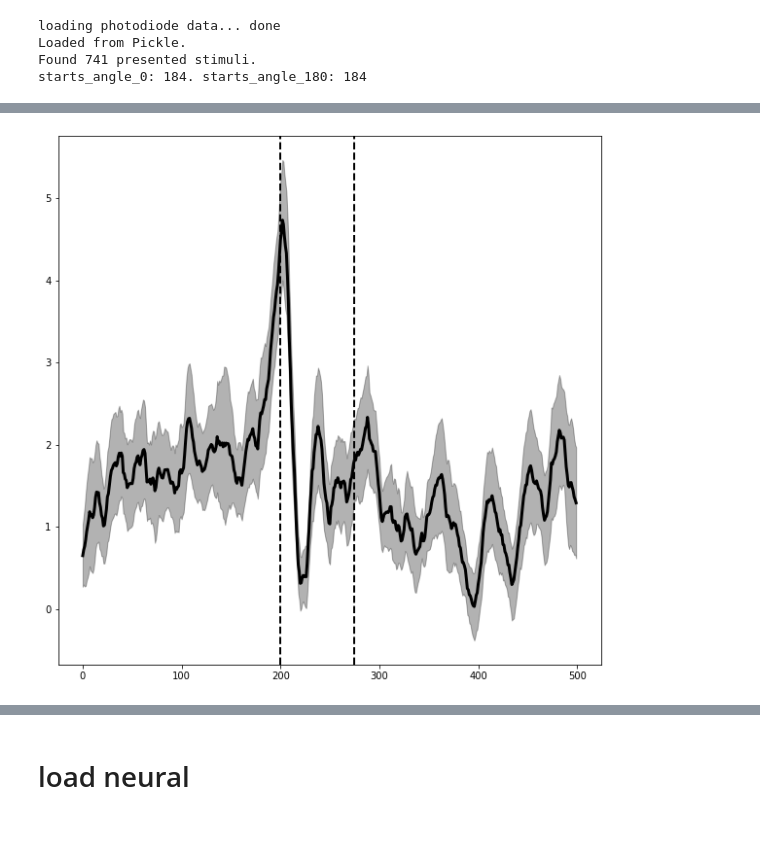
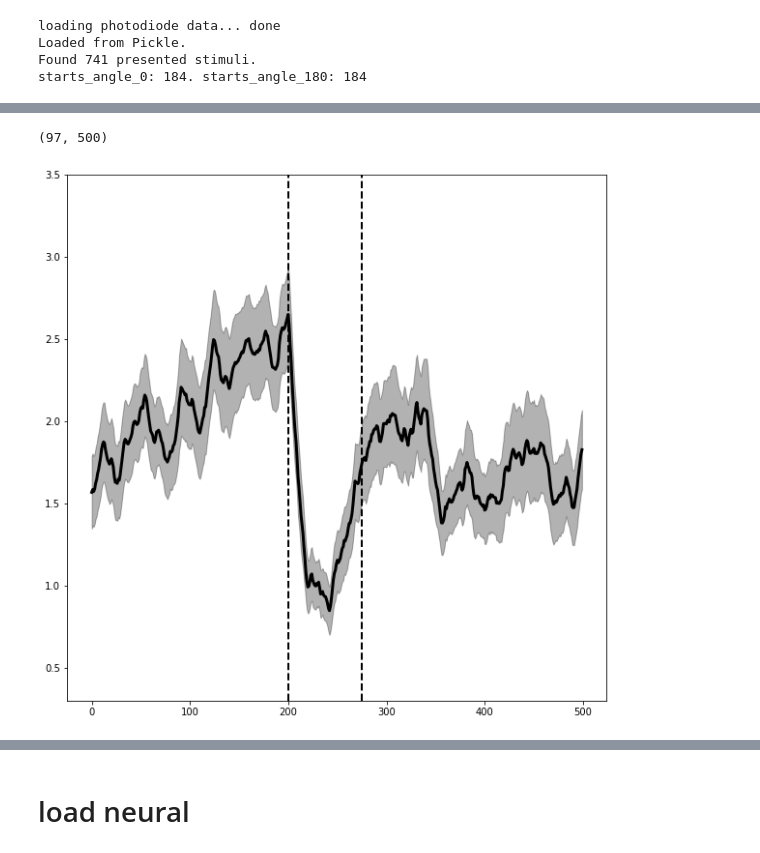
Before and after one commit to ClandininLab/brainsss, a Jupyter notebook: yandan & ilana/20220824+-+explosions+of+STA+conditioned+on+stimulus+clean.ipynb, the cells around one changed output, grey strips where cells are left out. Cells and saved outputs as stored; diff of their text form; code cells hidden in the pictures.

```diff
--- a/yandan & ilana/20220824+-+explosions+of+STA+conditioned+on+stimulus+clean.ipynb
+++ b/yandan & ilana/20220824+-+explosions+of+STA+conditioned+on+stimulus+clean.ipynb
@@ -22,7 +22,8 @@ from scipy.ndimage import gaussian_filter1d
 # %% [output]
 Cant import Plotly. Install it `pip install chart_studio` if you want to use ants.render_surface_function
 # %%
-func_path = '/oak/stanford/groups/trc/data/Brezovec/2P_Imaging/20190101_walking_dataset/fly_182/func_0/'
+fly_num = 'fly_182'
+func_path = f'/oak/stanford/groups/trc/data/Brezovec/2P_Imaging/20190101_walking_dataset/{fly_num}/func_0/'
 # %%
 ###########################
 ### PREP VISUAL STIMULI ###
@@ -101,12 +102,14 @@ def extract_traces(fictrac, stim_times, pre_window, post_window):
 
 pre_window = 200
 post_window = 300
+avg_around = 20
+stim_time = 75
 
 behavior_traces = {}
 mean_trace = {}
 sem_trace = {}
 #for angle in [0,180]:
 behavior_traces,mean_trace,sem_trace = extract_traces(fictrac,
-                                                                starts_loom,
+                                                                starts_loom,#
                                                                 pre_window,
                                                                 post_window)
@@ -113,13 +160,15 @@ behavior_traces,mean_trace,sem_trace = extract_traces(fictrac,
 # %%
 ##Find the indicies of trials where the speed decreased past a certain threshold (presumed freezing)
-diffs = behavior_traces[:,200] - behavior_traces[:,220]
-threshold = 2
+diffs = behavior_traces[:,pre_window] - behavior_traces[:,(pre_window+avg_around)]
+threshold = 0.01
 slow_ind = np.where(diffs>threshold)[0]
 # %%
 # plotting all average behavior around the looming stim
 plt.figure(figsize=(10,10))
 plt.plot(mean_trace,color='k',linewidth=3)
 plt.fill_between(np.arange(len(mean_trace)),mean_trace-sem_trace, mean_trace+sem_trace, color='k',alpha=0.3)
-for line in [200,275]:
+plt.ylim(0.3, 3.5)
+for line in [pre_window,(pre_window+stim_time)]:
     plt.axvline(line,color='k',linestyle='--',lw=2)
+# plt.axhline(np.mean(mean_psv), color='r',linestyle='--',lw=2)
 # %% [output]
@@ -127,19 +181,22 @@ for line in [200,275]:
 # %%
 #Only plotting behavior of the trials where the fly froze
 
 freeze_trials = np.zeros([len(slow_ind), np.shape(behavior_traces)[1]])
 x = 0
 for i in range(len(behavior_traces)):
     if i in slow_ind:
         freeze_trials[x] = behavior_traces[i, :]
         x+=1
 avg_freeze = np.mean(freeze_trials, axis=0)
 sem_freeze = scipy.stats.sem(freeze_trials,axis=0)
 
 plt.figure(figsize=(10,10))
 plt.plot(avg_freeze,color='k',linewidth=3)
 plt.fill_between(np.arange(len(avg_freeze)),avg_freeze-sem_freeze, avg_freeze+sem_freeze, color='k',alpha=0.3)
-for line in [200,275]:
+plt.ylim(0.3, 3.5)
+for line in [pre_window,(pre_window+stim_time)]:
     plt.axvline(line,color='k',linestyle='--',lw=2)
+np.shape(freeze_trials)
 # %% [output]
+(97, 500)
-[figure, old version]
+[figure, new version]
```
Also changed, not shown: parts of 32 cells of this notebook, 1 other file.
